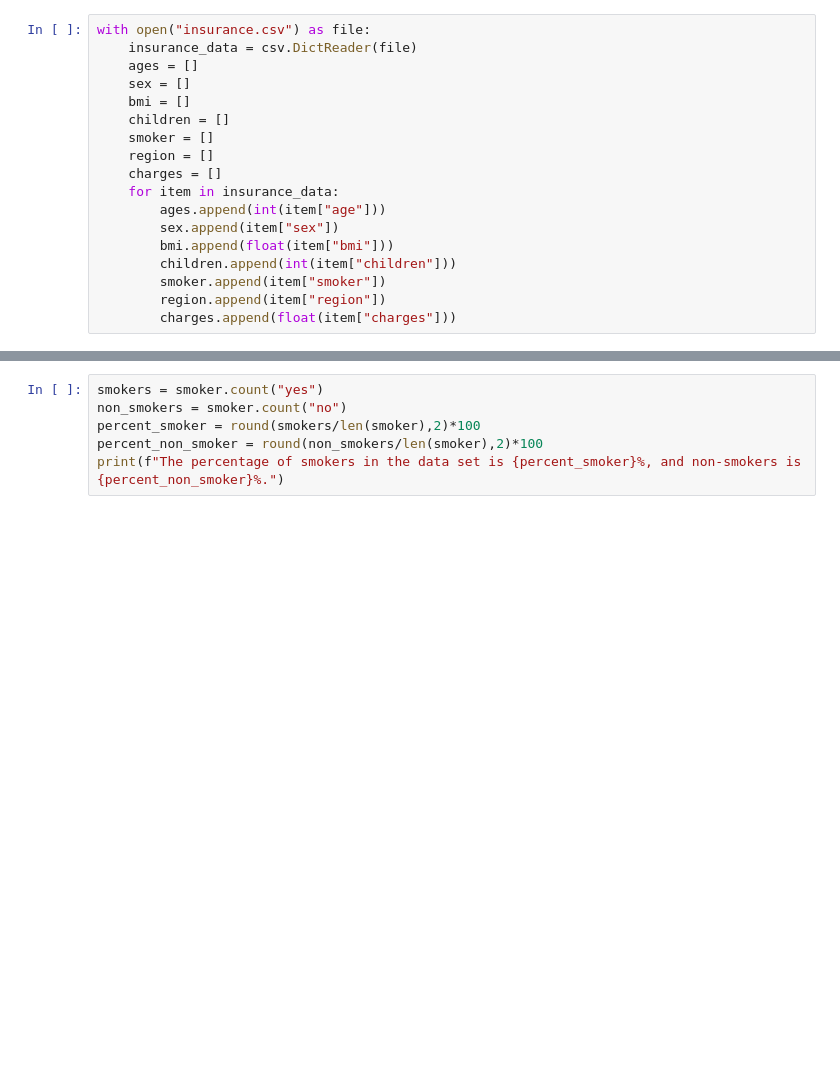
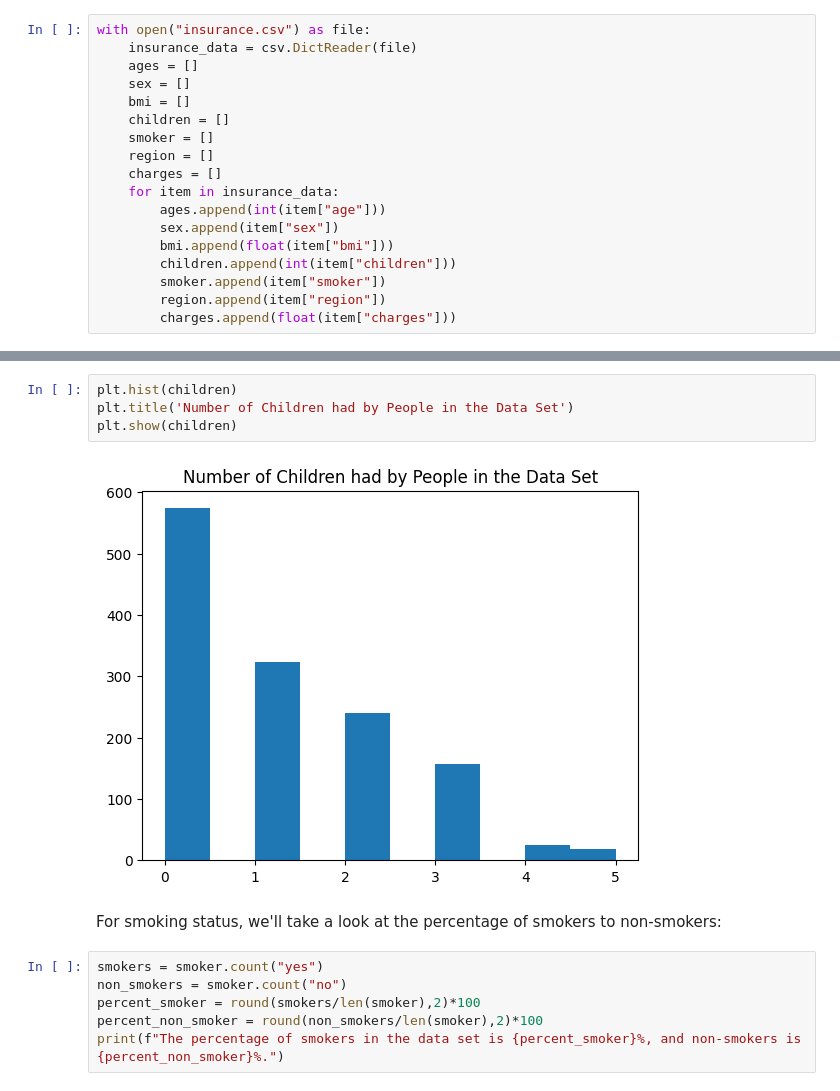
Before and after one commit to boncz/USInsurancePortfolioProject, a Jupyter notebook: USInsurancePortfolioProject.ipynb, the cells around one changed output, grey strips where cells are left out. Saved outputs shown, nothing was run; the diff lists cells and outputs as text; blank space fills up the shorter version.

```diff
--- a/USInsurancePortfolioProject.ipynb
+++ b/USInsurancePortfolioProject.ipynb
@@ -100,3 +114,11 @@ print(percent_no_children)
+# %%
+plt.hist(children)
+plt.title('Number of Children had by People in the Data Set')
+plt.show(children)
+# %% [output]
+[figure, added]
+# %% [markdown]
+For smoking status, we'll take a look at the percentage of smokers to non-smokers:
 # %%
 smokers = smoker.count("yes")
 non_smokers = smoker.count("no")
```
Also changed, not shown: parts of 18 cells of this notebook.
